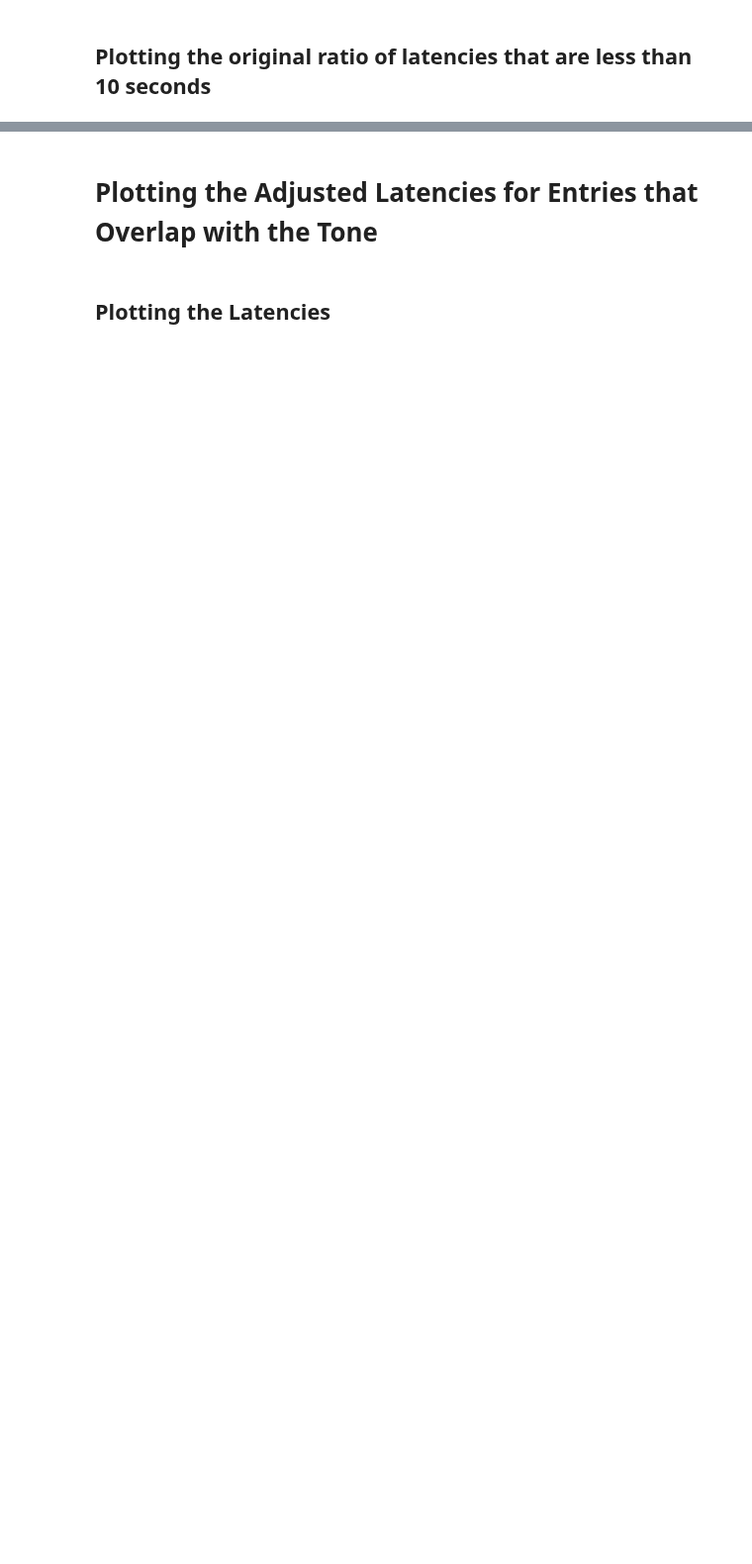
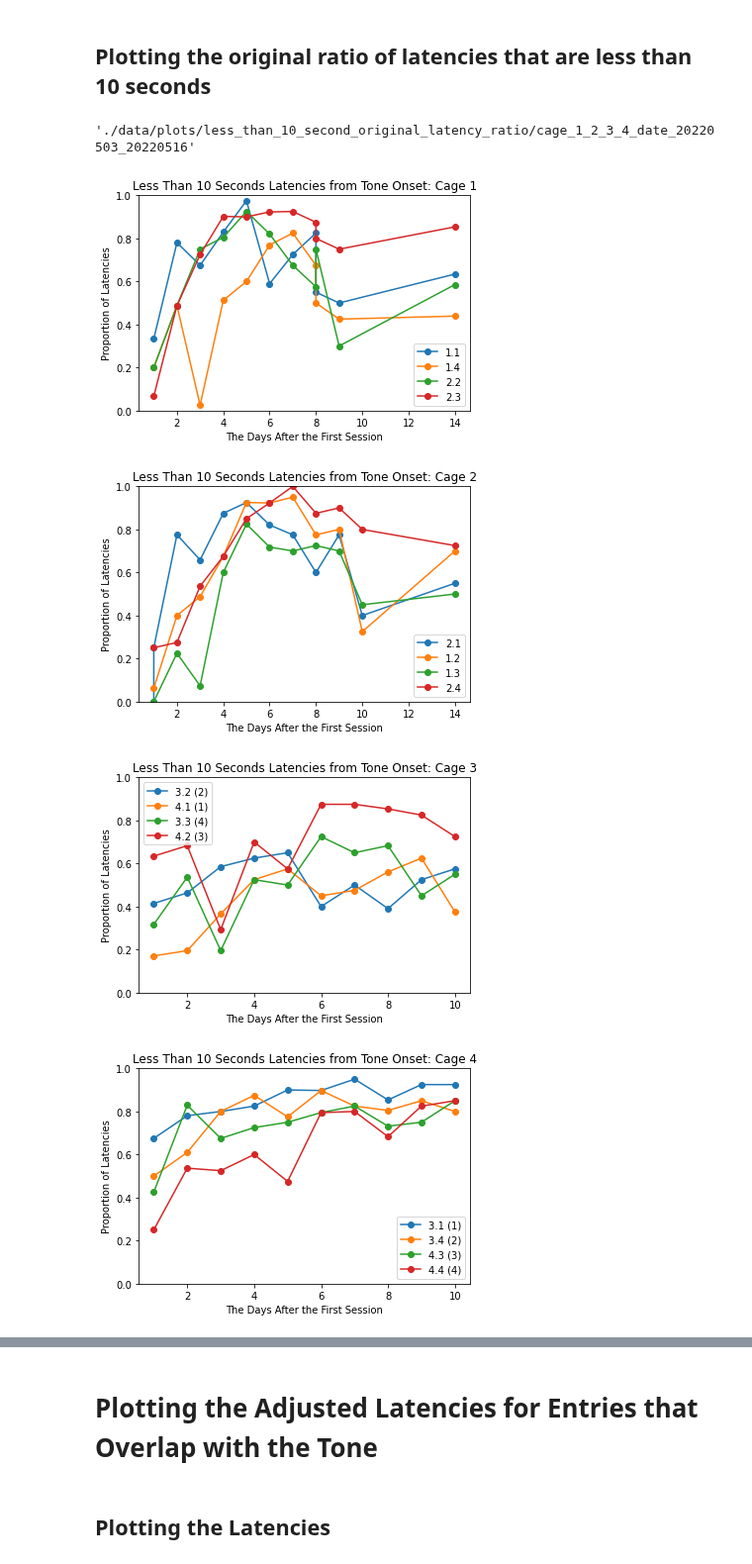
Before and after one commit to padillacoreanolab/med_pc_repo, a Jupyter notebook: jupyter_notebooks/02_calculating_latencies.ipynb, the cells around one changed output, grey strips where cells are left out. Shown at 99% size. Saved outputs shown, nothing was run; the diff lists cells and outputs as text; code cells hidden in the pictures; blank space fills up the shorter version.

Commit message:
nb: renamed output directories:

```diff
--- a/jupyter_notebooks/02_calculating_latencies.ipynb
+++ b/jupyter_notebooks/02_calculating_latencies.ipynb
@@ -677,7 +755,9 @@ for cage in grouped_averaged_first_porty_entry_dataframe["cage"].unique():
 # %% [markdown]
 ## Plotting the original ratio of latencies that are less than 10 seconds
 # %%
-original_less_than_10_second_latency_ratio_output_directory = "./data/plots/original_less_than_10_second_latency_ratio/cage_{}_date_{}_{}".format(cage_numbers_for_title, earliest_date, latest_date)
+less_than_10_second_original_latency_ratio_plots_output_directory = "./data/plots/less_than_10_second_original_latency_ratio/cage_{}_date_{}_{}".format(cage_numbers_for_title, earliest_date, latest_date)
 # %%
-original_less_than_10_second_latency_ratio_output_directory
+less_than_10_second_original_latency_ratio_plots_output_directory
+# %% [output]
+'./data/plots/less_than_10_second_original_latency_ratio/cage_1_2_3_4_date_20220503_20220516'
 # %%
@@ -685,24 +765,29 @@ os.makedirs(original_less_than_10_second_latency_ratio_output_directory, exist_o
 # %%
 # Plotting for each cage
 for cage in grouped_averaged_first_porty_entry_dataframe["cage"].unique():
     fig, ax = plt.subplots()
     # Getting all the rows with the current cage number
     cage_df = grouped_averaged_first_porty_entry_dataframe[grouped_averaged_first_porty_entry_dataframe["cage"] == cage]
 
     # Plotting a line for each subject
     for subject in cage_df["subject"].unique():
         # Getting all the rows with the current subject
         subject_df = cage_df[cage_df["subject"] == subject]
         # Making the dates into days after the first session by subtracting all the dates by the first date
-        ax.plot(subject_df["date_int"] - subject_df["date_int"].min() + 1, subject_df["original_latency_less_than_10_seconds"], '-o', label=subject)
-
+        ax.plot(subject_df["date_int"] - subject_df["date_int"].min() + 1, subject_df["adjusted_30_second_latency_less_than_10_seconds_ratio"], '-o', label=subject)
     # Setting the Y-Axis to only plot from 0 to 30 because we adjusted the latency to always be under 30
     ax.set_ylim(0, 1)
     # Labeling the X/Y Axis and the title
     ax.set_xlabel("The Days After the First Session")
     ax.set_ylabel("Proportion of Latencies")
     ax.set_title("Less Than 10 Seconds Latencies from Tone Onset: Cage {}".format(cage))
     # To show the legend
     ax.legend()
-    file_name = "original_less_than_10_second_latency_cage_{}_date_{}_{}.png".format(cage, earliest_date, latest_date)
-    plt.savefig(os.path.join(original_less_than_10_second_latency_ratio_output_directory, file_name))
+
+    file_name = "less_than_10_second_original_latency_ratio_plot_cage_{}_date_{}_{}.png".format(cage, earliest_date, latest_date)
+    plt.savefig(os.path.join(less_than_10_second_original_latency_ratio_plots_output_directory, file_name))
+# %% [output]
+[figure, added]
+[figure, added]
+[figure, added]
+[figure, added]
```
Also changed, not shown: parts of 40 cells of this notebook.
